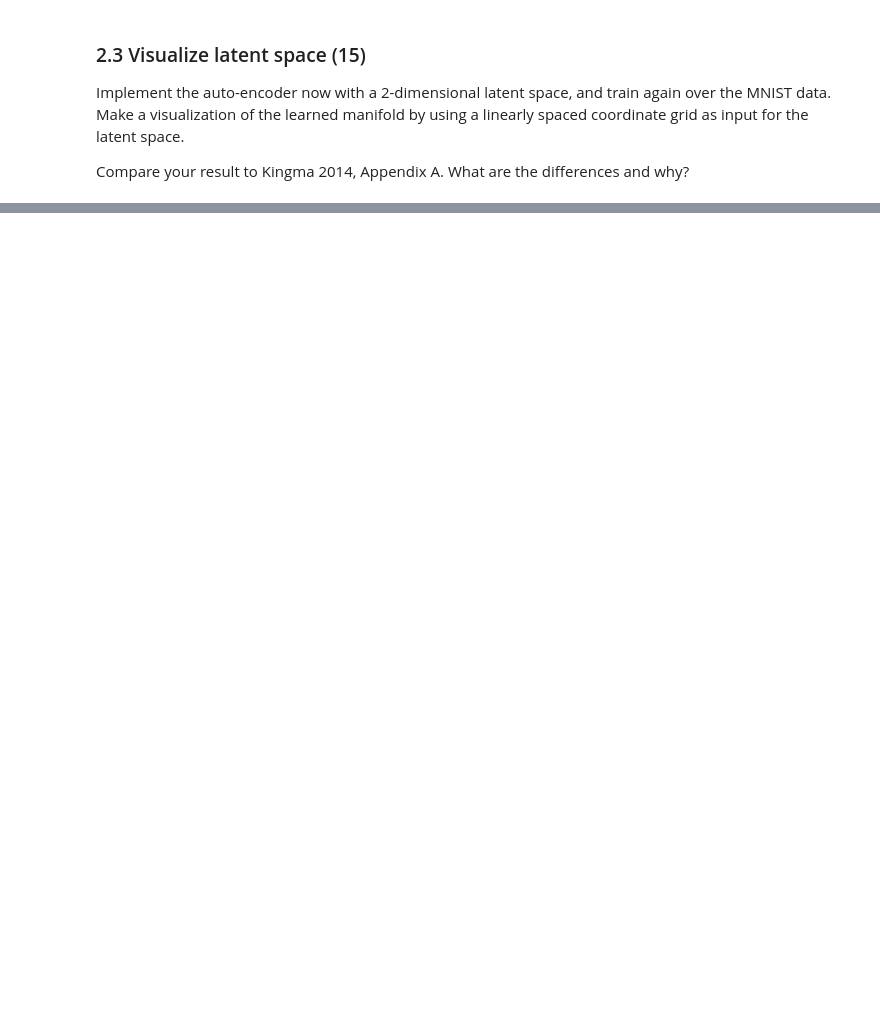
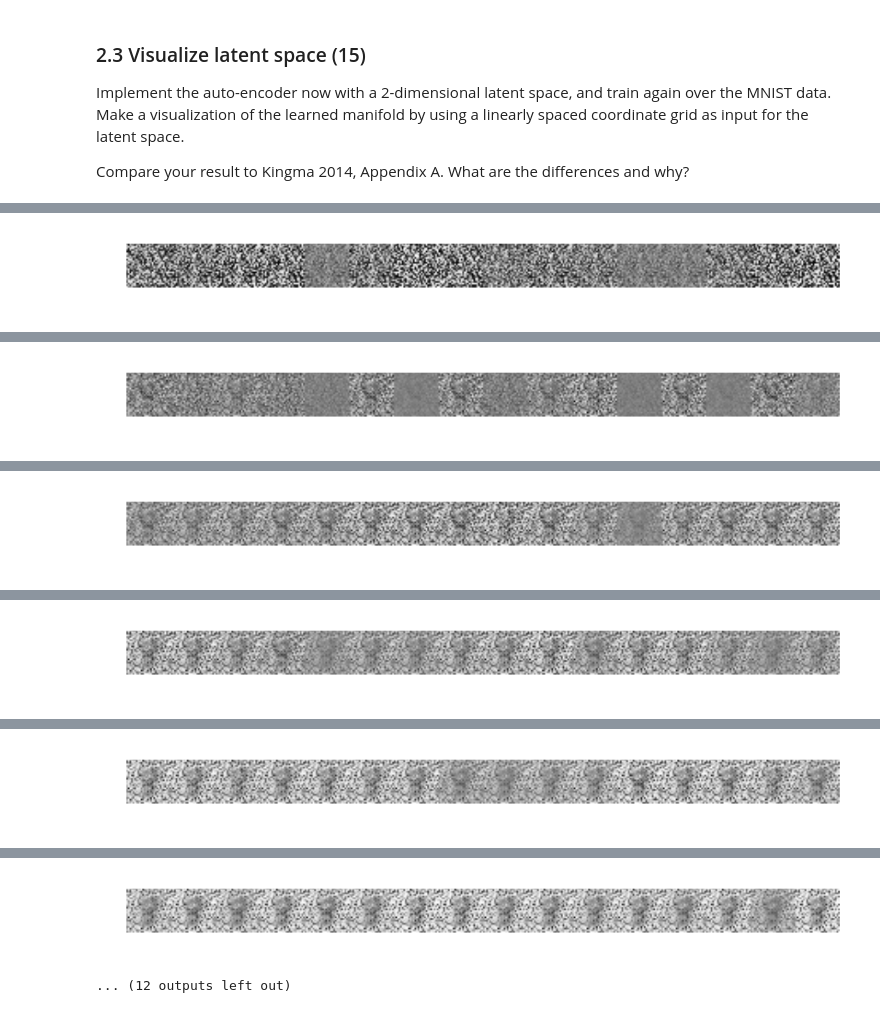
Before and after one commit to danakianfar/machine_learning_2_labs, a Jupyter notebook: lab3/Lab3.ipynb, the cells around one changed output, grey strips where cells are left out. Saved outputs shown, nothing was run; the diff lists cells and outputs as text; code cells hidden in the pictures; blank space fills up the shorter version.

```diff
--- a/lab3/Lab3.ipynb
+++ b/lab3/Lab3.ipynb
@@ -457,0 +442,37 @@ KeyboardInterrupt:
+# %%
+## Useful dimensions
+N_samples, X_dim = mnist_images.shape
+## Minibatch size
+mb_size = 128
+## Code dimensionality
+Z_dim = 2
+## Hidden layer size
+h_dim = 20
+## Learning rate
+lr = 1e-3
+
+## Initialize encoder graph
+Wxh = init_weight(size=[X_dim, h_dim])
+bxh = Variable(torch.zeros(h_dim), requires_grad=True)
+Whz_mu = init_weight(size=[h_dim, Z_dim])
+bhz_mu = Variable(torch.zeros(Z_dim), requires_grad=True)
+Whz_var = init_weight(size=[h_dim, Z_dim])
+bhz_var = Variable(torch.zeros(Z_dim), requires_grad=True)
+
+## Initialize decoder graph
+Wzh = init_weight(size=[Z_dim, h_dim])
+bzh = Variable(torch.zeros(h_dim), requires_grad=True)
+Whx = init_weight(size=[h_dim, X_dim])
+bhx = Variable(torch.zeros(X_dim), requires_grad=True)
+
+## Gather parameters and set solver
+params = [Wxh, bxh, Whz_mu, bhz_mu, Whz_var, bhz_var, Wzh, bzh, Whx, bhx]
+solver = torch.optim.Adagrad(params, lr=lr)
+
+loss_list = run(5000)
+
+# Plot loss
+plt.plot(range(len(loss_list)), loss_list)
+plt.ylabel('Loss')
+plt.xlabel('Iteration')
+# %% [output]
@@ -457,0 +480 @@ KeyboardInterrupt:
+[figure, added]
@@ -457,0 +482 @@ KeyboardInterrupt:
+[figure, added]
@@ -457,0 +484 @@ KeyboardInterrupt:
+[figure, added]
@@ -457,0 +486 @@ KeyboardInterrupt:
+[figure, added]
@@ -457,0 +488 @@ KeyboardInterrupt:
+[figure, added]
@@ -457,0 +490,2 @@ KeyboardInterrupt:
+[figure, added]
+... (12 outputs left out)
```
Also changed, not shown: parts of 5 cells of this notebook.
